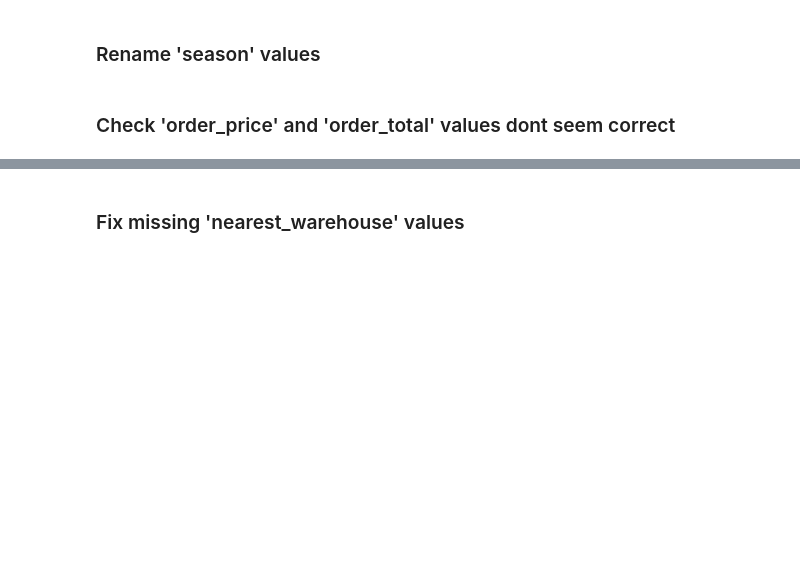
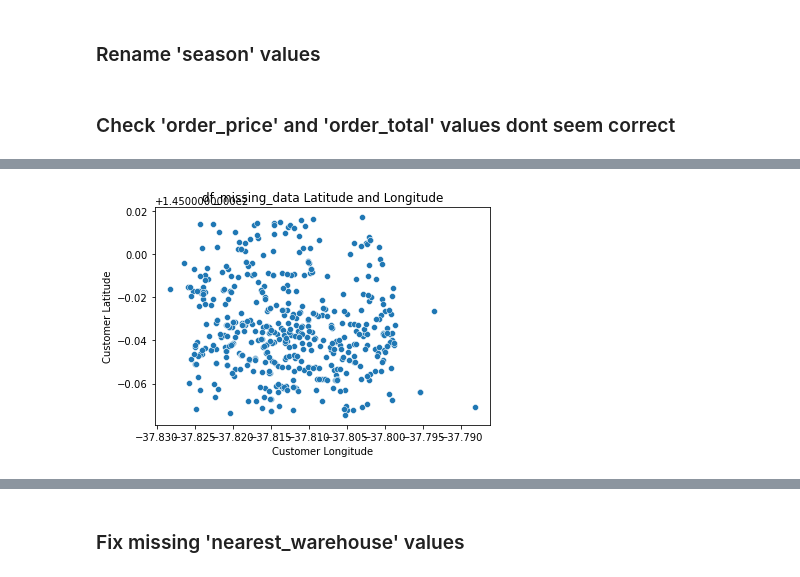
Before and after one commit to kieran-molloy/UCDPA_kieranmolloy, a Jupyter notebook: UCDPA_KieranMolloy.ipynb, the cells around one changed output, grey strips where cells are left out. Drawn from its saved outputs; the diff is of its cells as text; code cells hidden in the pictures; blank space fills up the shorter version.

```diff
--- a/UCDPA_KieranMolloy.ipynb
+++ b/UCDPA_KieranMolloy.ipynb
@@ -290,0 +328,11 @@ df_dirty_data[['shopping_cart','order_price','delivery_charges','coupon_discount
+# %%
+# here we can see thescatterplot contains an even distribution for negative latitude values
+sns.scatterplot(x='customer_lat', y='customer_long',data=df_missing_data)
+plt.title('df_missing_data Latitude and Longitude')
+# Set x-axis label
+plt.xlabel('Customer Longitude')
+# Set y-axis label
+plt.ylabel('Customer Latitude')
+plt.show()
+# %% [output]
+[figure, added]
```
Also changed, not shown: parts of 21 cells of this notebook.
